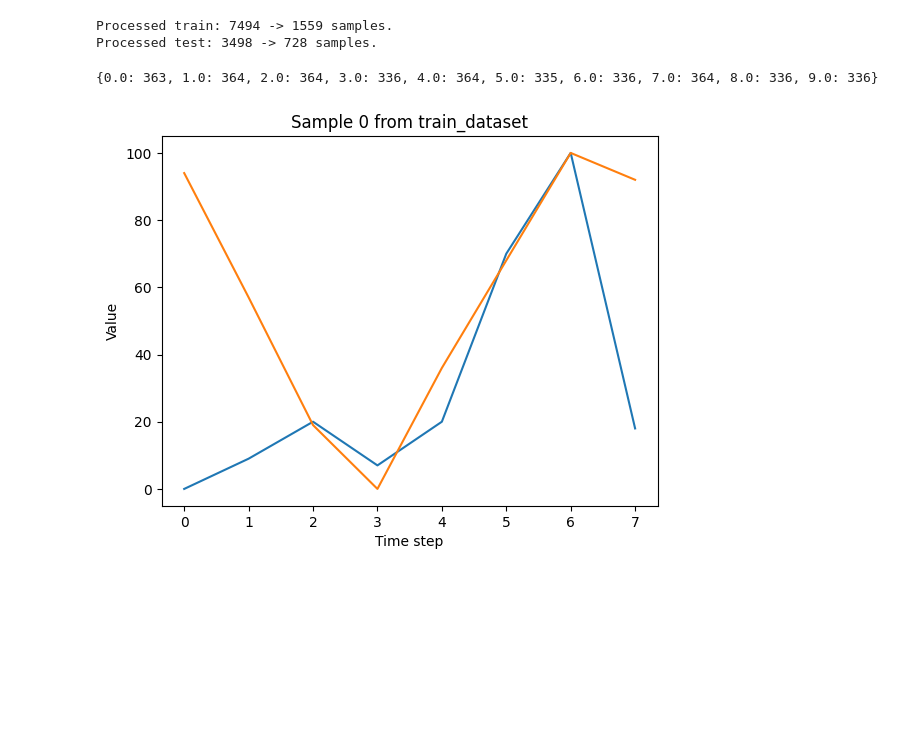
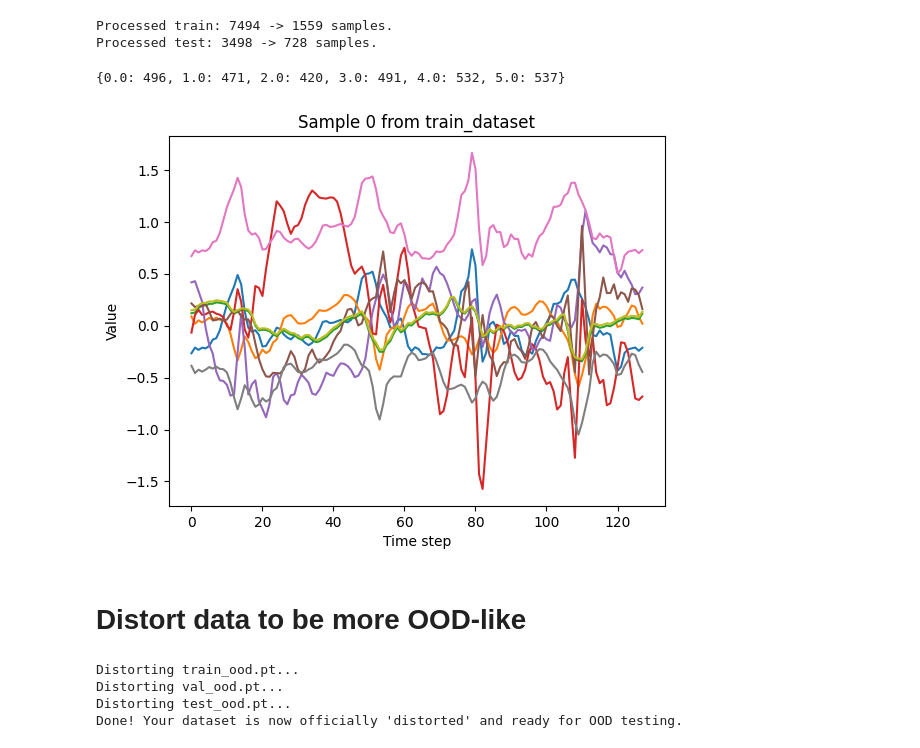
Before and after one commit to czotterbenedek/ood-detection-with-timedrl, a Jupyter notebook: notebooks/data_check.ipynb, the cells around one changed output. Cells and saved outputs as stored; diff of their text form; code cells hidden in the pictures; blank space fills up the shorter version.

Commit message:
creating distorted ood test dataset for HAR to be more OOD-like

```diff
--- a/notebooks/data_check.ipynb
+++ b/notebooks/data_check.ipynb
@@ -41,7 +41,7 @@ for s in splits:
 Processed train: 7494 -> 1559 samples.
 Processed test: 3498 -> 728 samples.
 # %%
-dataset = torch.load("../dataset/classification/PenDigits/test_orig.pt")
+dataset = torch.load("../dataset/classification/HAR_distort/test_orig.pt")
 # %%
 labels = dataset.get("labels").numpy()
 
@@ -49,15 +49,17 @@ unique, counts = np.unique(labels, return_counts=True)
 # %%
 print(dict(zip(unique, counts)))
 # %% [output]
-{0.0: 363, 1.0: 364, 2.0: 364, 3.0: 336, 4.0: 364, 5.0: 335, 6.0: 336, 7.0: 364, 8.0: 336, 9.0: 336}
+{0.0: 496, 1.0: 471, 2.0: 420, 3.0: 491, 4.0: 532, 5.0: 537}
 # %%
-sample = dataset.get('samples')[2]
+sample = dataset.get('samples')[300]
 
 plt.figure()
 plt.plot(sample)
 plt.xlabel("Time step")
 plt.ylabel("Value")
 plt.title("Sample 0 from train_dataset")
 plt.show()
 # %% [output]
-[figure, old version]
+[figure, new version]
+# %% [markdown]
+# Distort data to be more OOD-like
@@ -63,0 +109,27 @@ plt.show()
+# %%
+# --- Execution ---
+path = "../dataset/classification/HAR_distort/"
+files = ["train_ood.pt", "val_ood.pt", "test_ood.pt"]
+
+for file in files:
+    full_path = os.path.join(path, file)
+    if os.path.exists(full_path):
+        print(f"Distorting {file}...")
+
+        # Load the dictionary (assuming standard HAR .pt format)
+        data_dict = torch.load(full_path)
+
+        # Distort the samples
+        # Assuming the key is 'samples' or 'data'
+        key = 'samples' if 'samples' in data_dict else 'data'
+        data_dict[key] = apply_ood_distortions(data_dict[key])
+
+        # Save back
+        torch.save(data_dict, full_path)
+
+print("Done! Your dataset is now officially 'distorted' and ready for OOD testing.")
+# %% [output]
+Distorting train_ood.pt...
+Distorting val_ood.pt...
+Distorting test_ood.pt...
+Done! Your dataset is now officially 'distorted' and ready for OOD testing.
```
Also changed, not shown: parts of 3 cells of this notebook, 29 other files.
